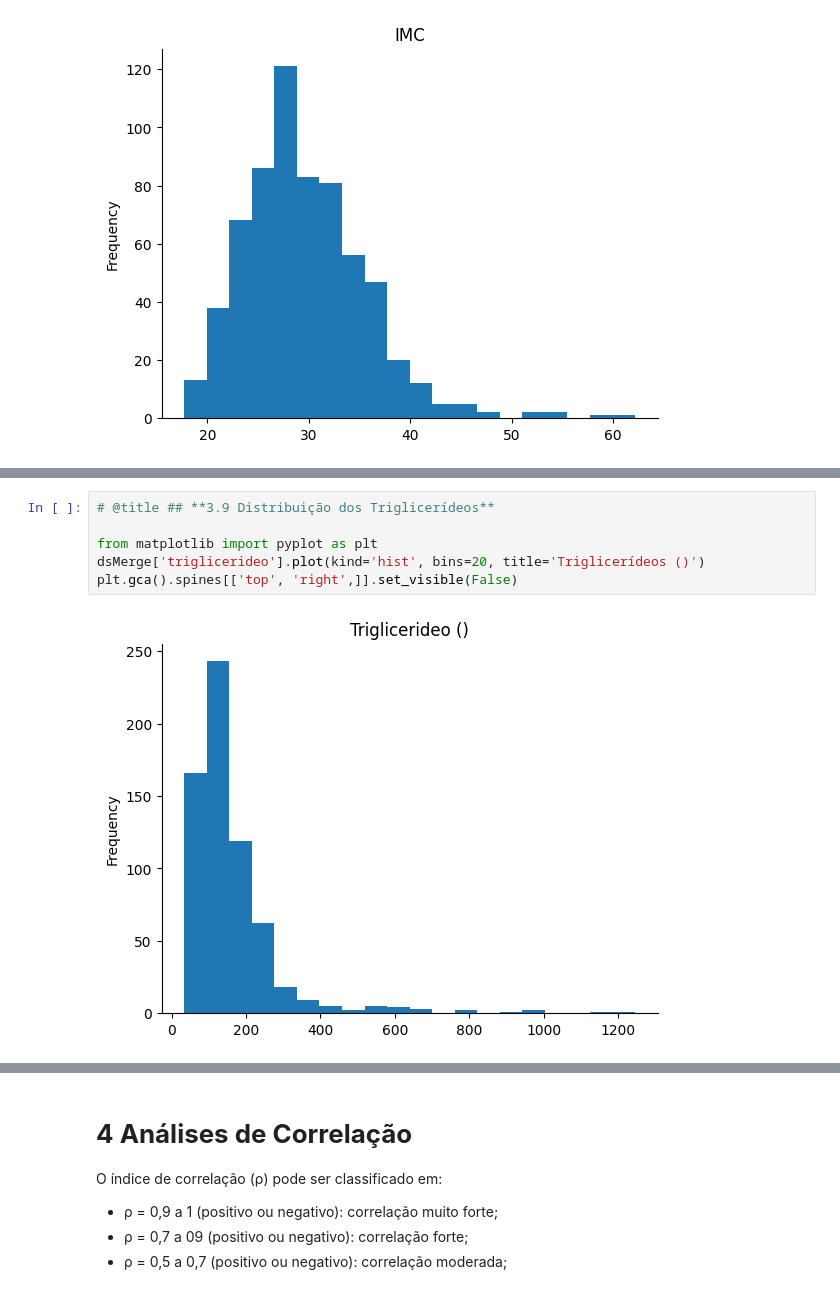
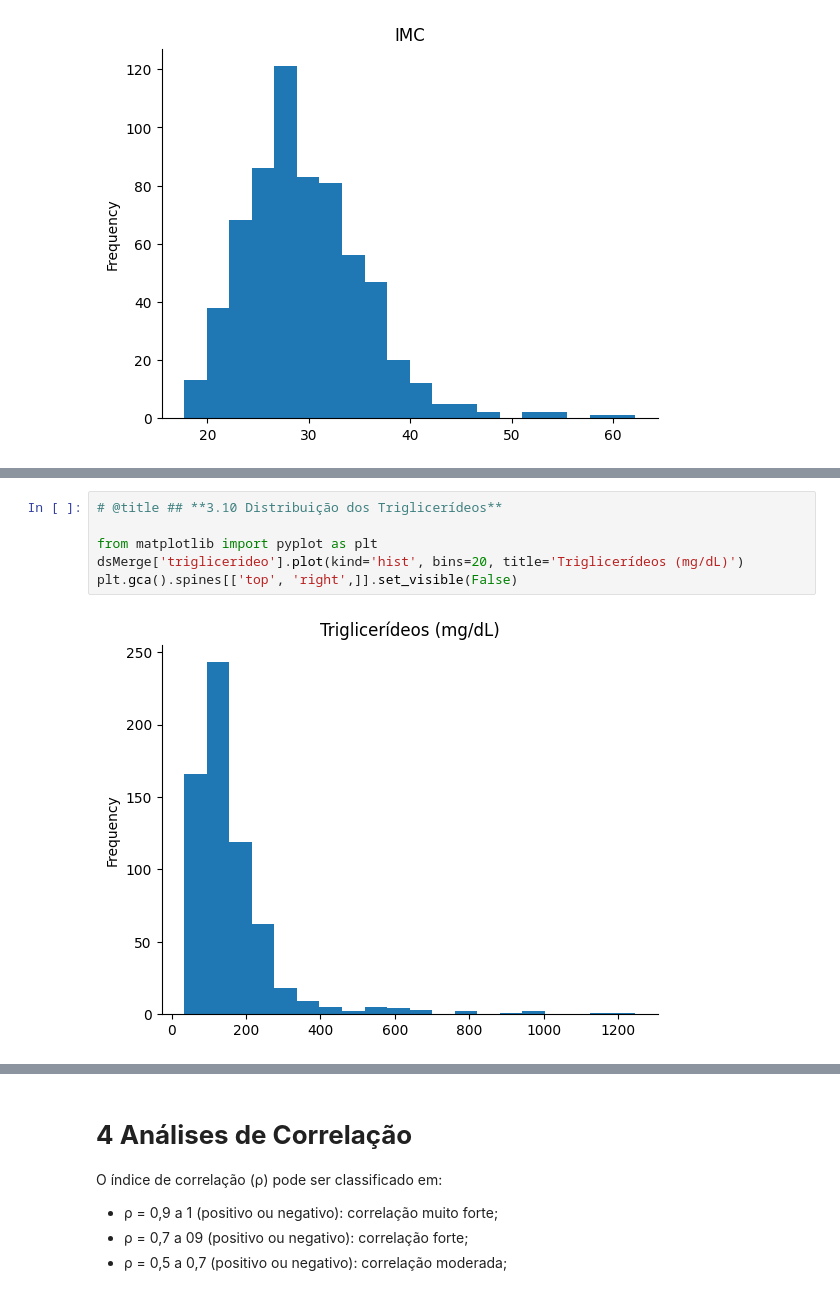
Before and after one commit to dbenev-com-br/mvp_analise_exploratoria_2024-09, a Jupyter notebook: MVP_DanielBenevides_AnaliseExploratoria.ipynb, the cells around one changed output, grey strips where cells are left out. Saved outputs shown, nothing was run; the diff lists cells and outputs as text.

```diff
--- a/MVP_DanielBenevides_AnaliseExploratoria.ipynb
+++ b/MVP_DanielBenevides_AnaliseExploratoria.ipynb
@@ -1342,9 +1343,9 @@ plt.gca().spines[['top', 'right',]].set_visible(False)
 # %%
-# @title ## **3.9 Distribuição dos Triglicerídeos**
+# @title ## **3.10 Distribuição dos Triglicerídeos**
 
 from matplotlib import pyplot as plt
-dsMerge['triglicerideo'].plot(kind='hist', bins=20, title='Triglicerídeos ()')
+dsMerge['triglicerideo'].plot(kind='hist', bins=20, title='Triglicerídeos (mg/dL)')
 plt.gca().spines[['top', 'right',]].set_visible(False)
 # %% [output]
-[figure, old version]
+[figure, new version]
 # %%
```
Also changed, not shown: parts of 13 cells of this notebook.
